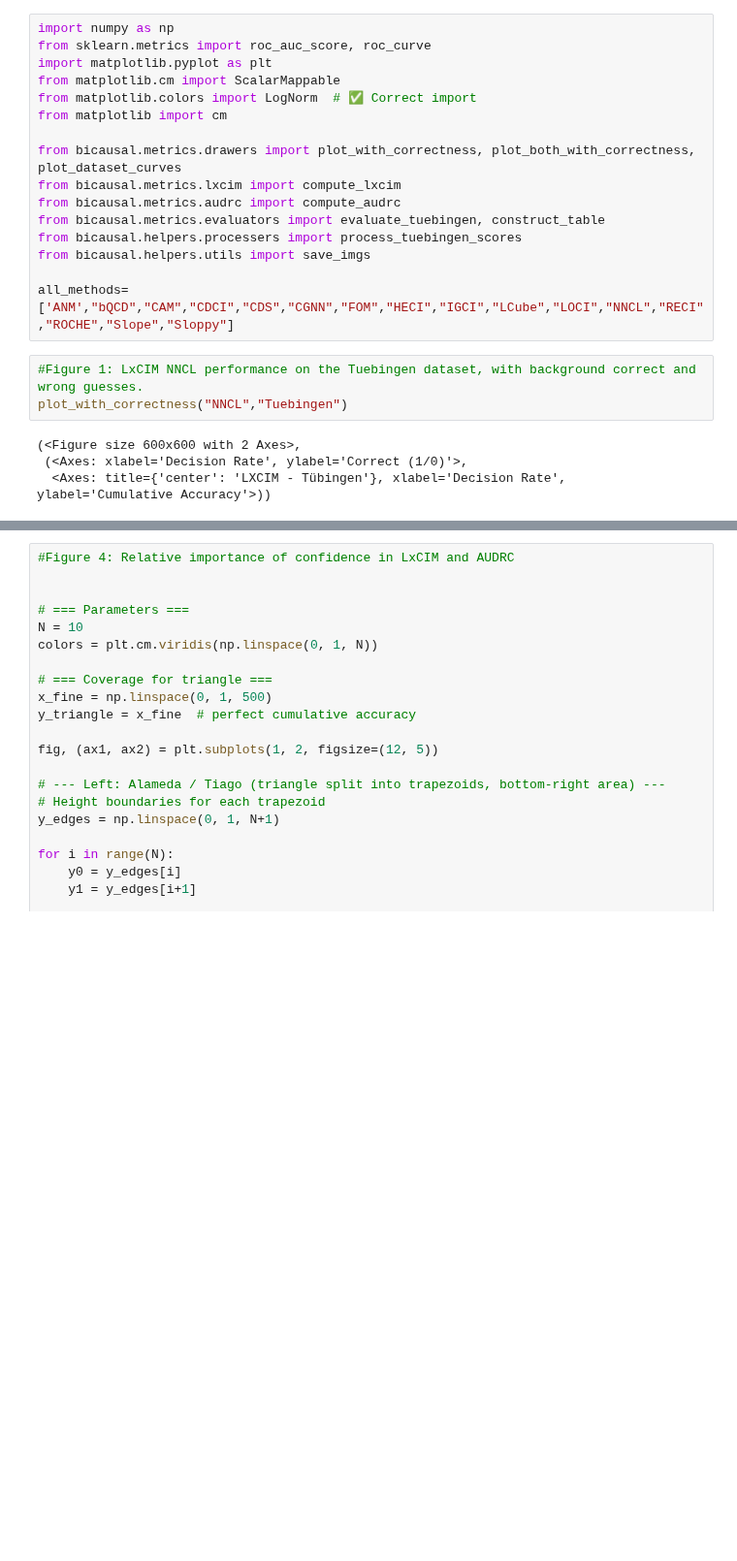
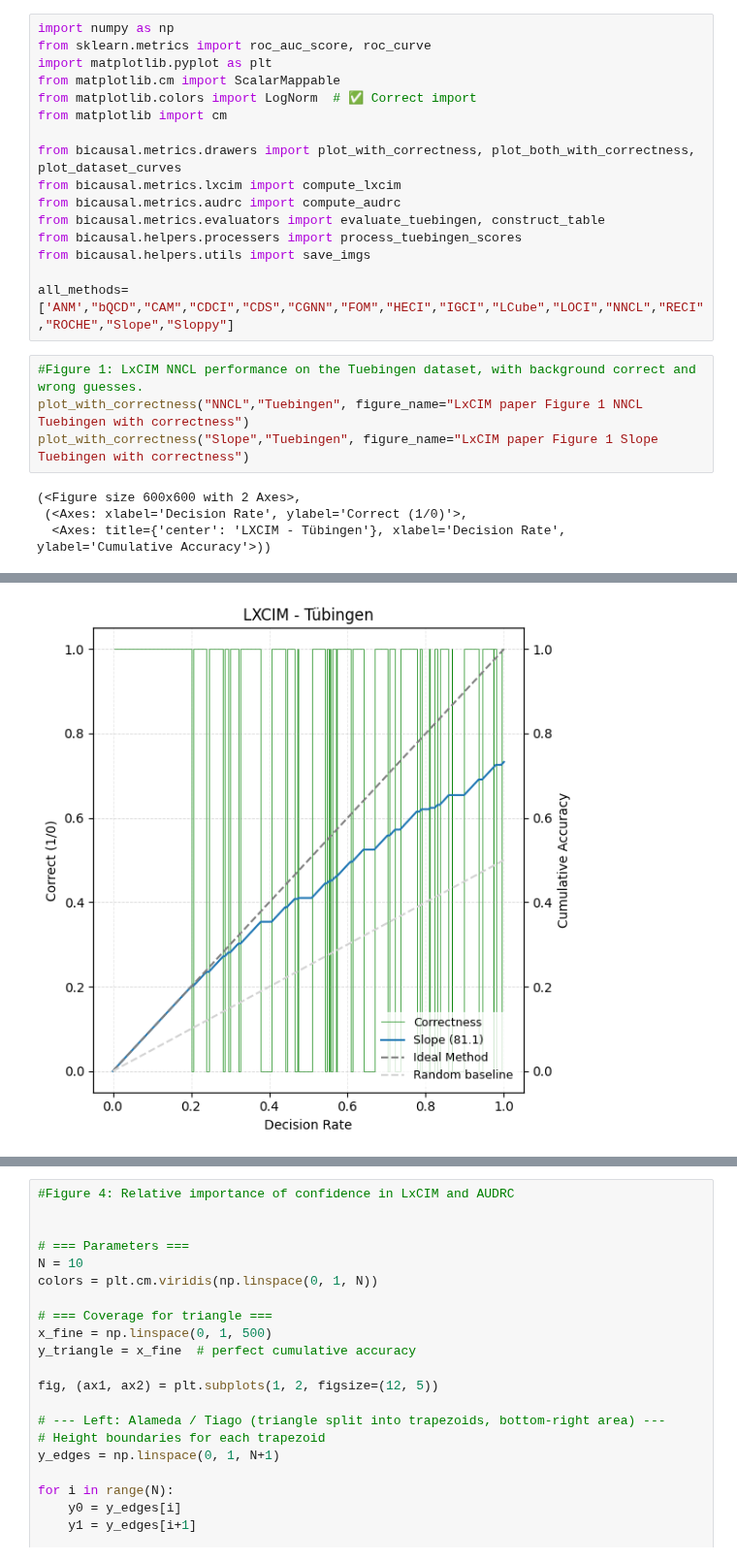
Before and after one commit to tiagobrogueira/Causal-Discovery-In-Exchangeable-Data, a Jupyter notebook: bicausal/lxcim_paper.ipynb, the cells around one changed output, grey strips where cells are left out. Shown at 97% size. Cells and saved outputs as stored; diff of their text form; blank space fills up the shorter version.

```diff
--- a/bicausal/lxcim_paper.ipynb
+++ b/bicausal/lxcim_paper.ipynb
@@ -18,12 +18,14 @@ from bicausal.helpers.utils import save_imgs
 all_methods=['ANM',"bQCD","CAM","CDCI","CDS","CGNN","FOM","HECI","IGCI","LCube","LOCI","NNCL","RECI","ROCHE","Slope","Sloppy"]
 # %%
 #Figure 1: LxCIM NNCL performance on the Tuebingen dataset, with background correct and wrong guesses.
-plot_with_correctness("NNCL","Tuebingen")
+plot_with_correctness("NNCL","Tuebingen", figure_name="LxCIM paper Figure 1 NNCL Tuebingen with correctness")
+plot_with_correctness("Slope","Tuebingen", figure_name="LxCIM paper Figure 1 Slope Tuebingen with correctness")
 # %% [output]
 (<Figure size 600x600 with 2 Axes>,
  (<Axes: xlabel='Decision Rate', ylabel='Correct (1/0)'>,
   <Axes: title={'center': 'LXCIM - Tübingen'}, xlabel='Decision Rate', ylabel='Cumulative Accuracy'>))
 [figure]
+[figure, added]
 # %%
 #Figure 2: The duplicated Tuebingen dataset AUROC curve for NNCL
 methods=["NNCL","Slope"]
```
Also changed, not shown: parts of 6 cells of this notebook, 33 other files.
